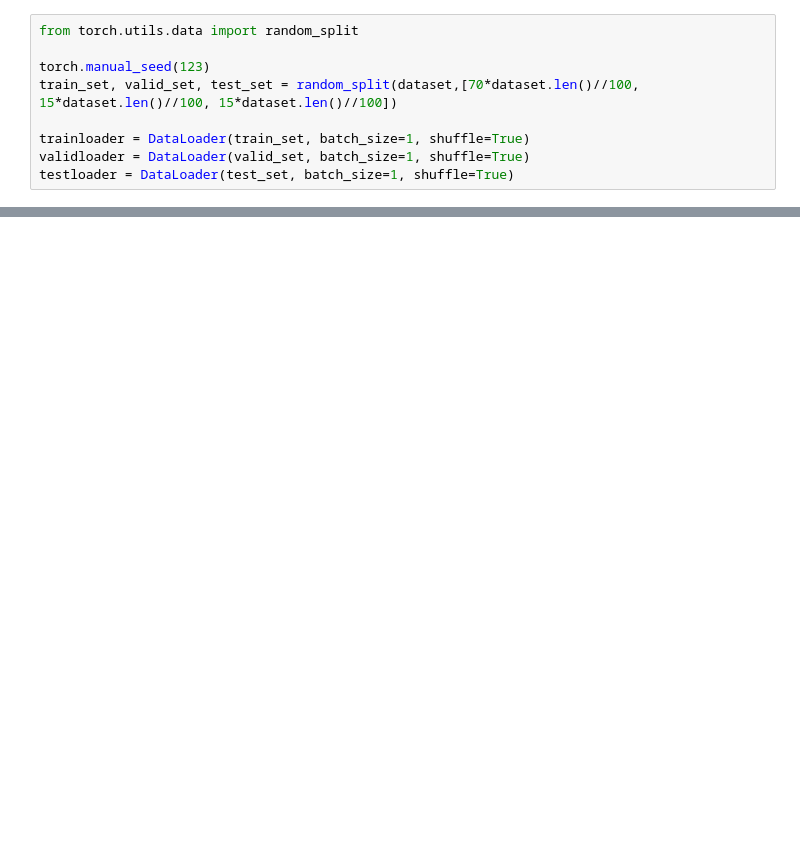
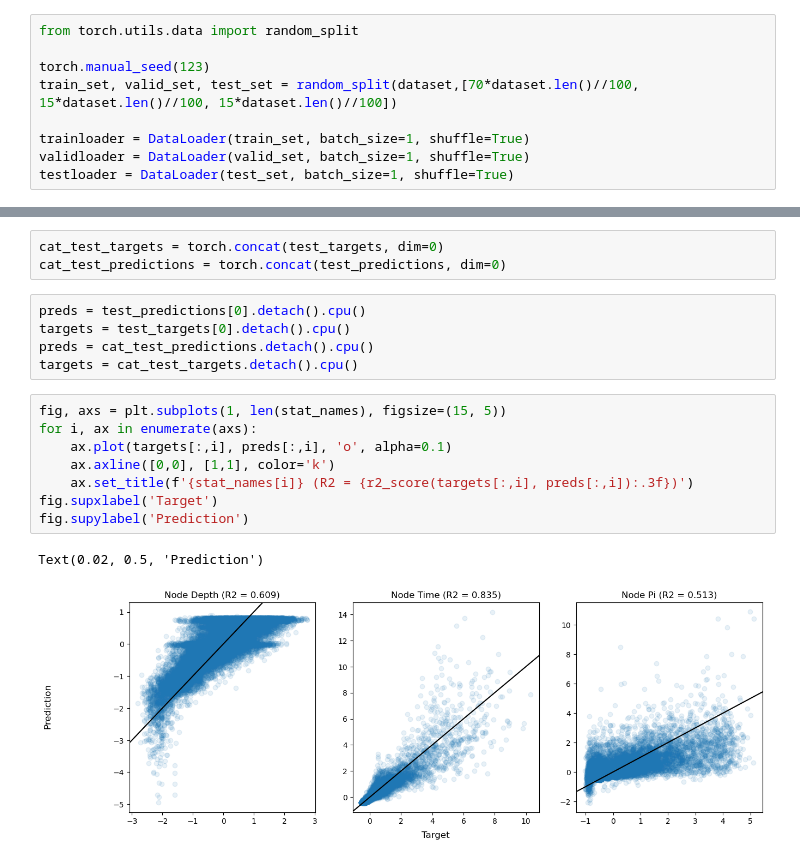
Before and after one commit to mufernando/gcn, a Jupyter notebook: predict_node.ipynb, the cells around one changed output, grey strips where cells are left out. Drawn from its saved outputs; the diff is of its cells as text; blank space fills up the shorter version.

```diff
--- a/predict_node.ipynb
+++ b/predict_node.ipynb
@@ -204,0 +165,19 @@ plt.xlabel('Observed diversity')
+# %%
+cat_test_targets = torch.concat(test_targets, dim=0)
+cat_test_predictions = torch.concat(test_predictions, dim=0)
+# %%
+preds = test_predictions[0].detach().cpu()
+targets = test_targets[0].detach().cpu()
+preds = cat_test_predictions.detach().cpu()
+targets = cat_test_targets.detach().cpu()
+# %%
+fig, axs = plt.subplots(1, len(stat_names), figsize=(15, 5))
+for i, ax in enumerate(axs):
+    ax.plot(targets[:,i], preds[:,i], 'o', alpha=0.1)
+    ax.axline([0,0], [1,1], color='k')
+    ax.set_title(f'{stat_names[i]} (R2 = {r2_score(targets[:,i], preds[:,i]):.3f})')
+fig.supxlabel('Target')
+fig.supylabel('Prediction')
+# %% [output]
+Text(0.02, 0.5, 'Prediction')
+[figure, added]
```
Also changed, not shown: parts of 42 cells of this notebook, 3 other files.
